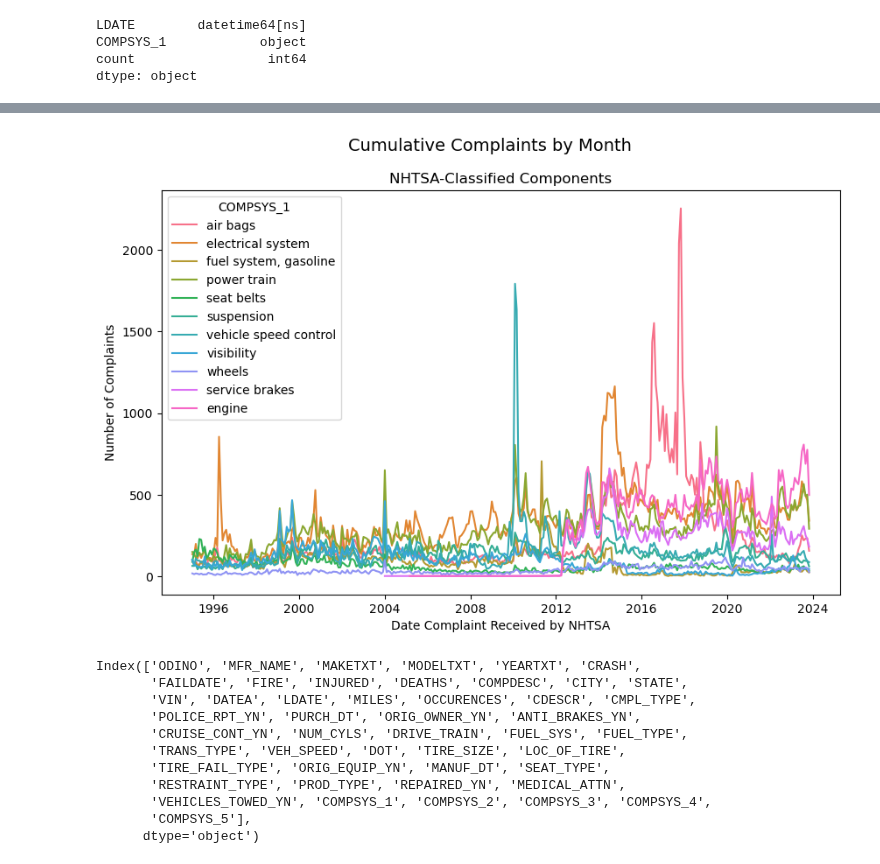
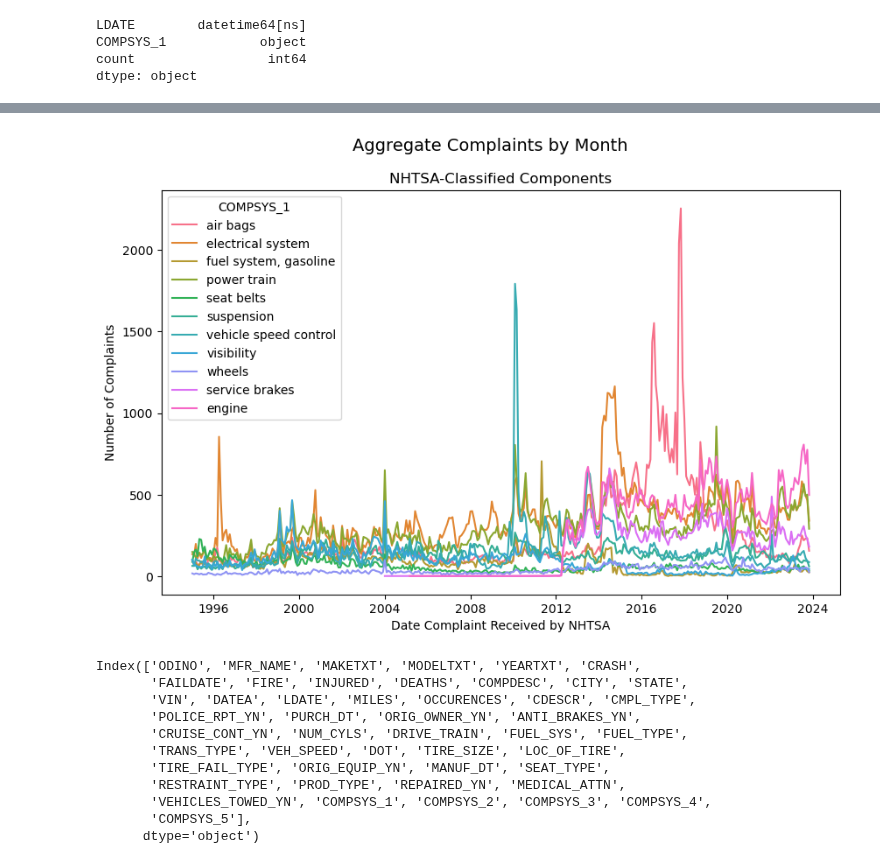
Before and after one commit to prithvidasgupta/si671, a Jupyter notebook: pm_parts_nb.ipynb, the cells around one changed output, grey strips where cells are left out. Saved outputs shown, nothing was run; the diff lists cells and outputs as text; code cells hidden in the pictures.

```diff
--- a/pm_parts_nb.ipynb
+++ b/pm_parts_nb.ipynb
@@ -844,13 +845,13 @@ monthly_counts.sample(5)
 # %%
 plt.figure(figsize=(10, 6))
 sns.lineplot(x='LDATE', y='count', data=monthly_counts, hue="COMPSYS_1")
-plt.suptitle("Cumulative Complaints by Month", fontsize=14)
+plt.suptitle("Aggregate Complaints by Month", fontsize=14)
 plt.title("NHTSA-Classified Components")
 plt.xlabel("Date Complaint Received by NHTSA")
 plt.ylabel("Number of Complaints")
 plt.show()
 # %% [output]
-[figure, old version]
+[figure, new version]
 # %%
 cmpl_select_parts.columns
 # %% [output]
```
Also changed, not shown: parts of 22 cells of this notebook.
